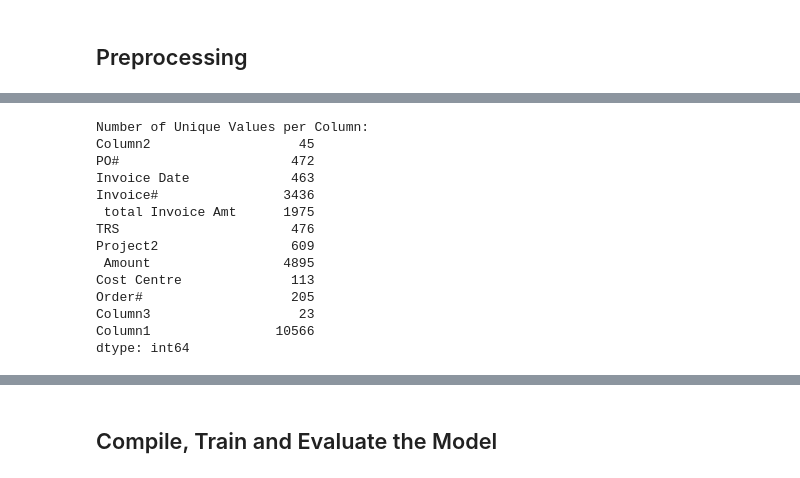
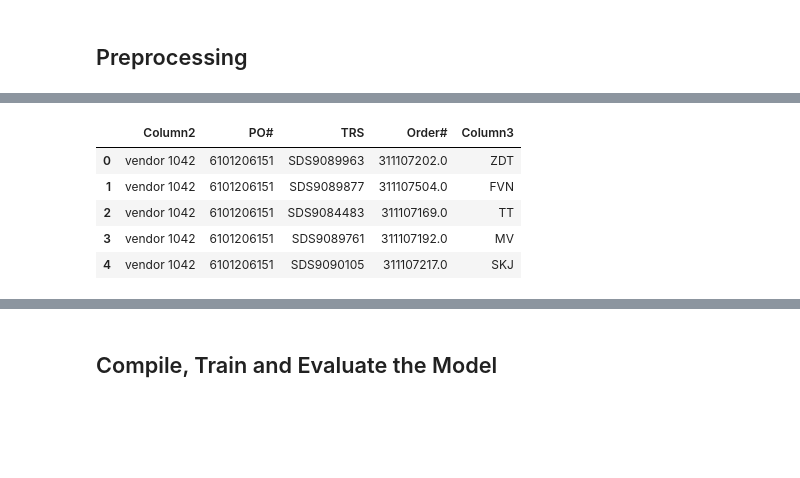
Before and after one commit to pin164/Automated-Expense-Categorization, a Jupyter notebook: Copy_of_Project4.ipynb, the cells around one changed output, grey strips where cells are left out. Saved outputs shown, nothing was run; the diff lists cells and outputs as text; code cells hidden in the pictures; blank space fills up the shorter version.

```diff
--- a/Copy_of_Project4.ipynb
+++ b/Copy_of_Project4.ipynb
@@ -34,5 +35,13 @@ application_df.head()
 # %%
 # STEP 3
 # #extract beneficial columns only
-X_df = application_df[['Column2','']]
-Y_df =application_df['Cost Centre']
+X_df = application_df[['Column2','PO#','TRS','Order#','Column3']]
+Y_df = application_df['Cost Centre']
+X_df.head()
+# %% [output]
+|  | Column2 | PO# | TRS | Order# | Column3 |
+| 0 | vendor 1042 | 6101206151 | SDS9089963 | 311107202.0 | ZDT |
+| 1 | vendor 1042 | 6101206151 | SDS9089877 | 311107504.0 | FVN |
+| 2 | vendor 1042 | 6101206151 | SDS9084483 | 311107169.0 | TT |
+| 3 | vendor 1042 | 6101206151 | SDS9089761 | 311107192.0 | MV |
+| 4 | vendor 1042 | 6101206151 | SDS9090105 | 311107217.0 | SKJ |
@@ -43,20 +47,0 @@ unique_values = application_df.nunique()
-# %%
-# STEP 5
-# # Display the number of unique values for each column
-print("\nNumber of Unique Values per Column:")
-print(unique_values)
-# %% [output]
-Number of Unique Values per Column:
-Column2                   45
-PO#                      472
-Invoice Date             463
-Invoice#                3436
- total Invoice Amt      1975
-TRS                      476
-Project2                 609
- Amount                 4895
-Cost Centre              113
-Order#                   205
-Column3                   23
-Column1                10566
-dtype: int64
```
Also changed, not shown: parts of 21 cells of this notebook.
